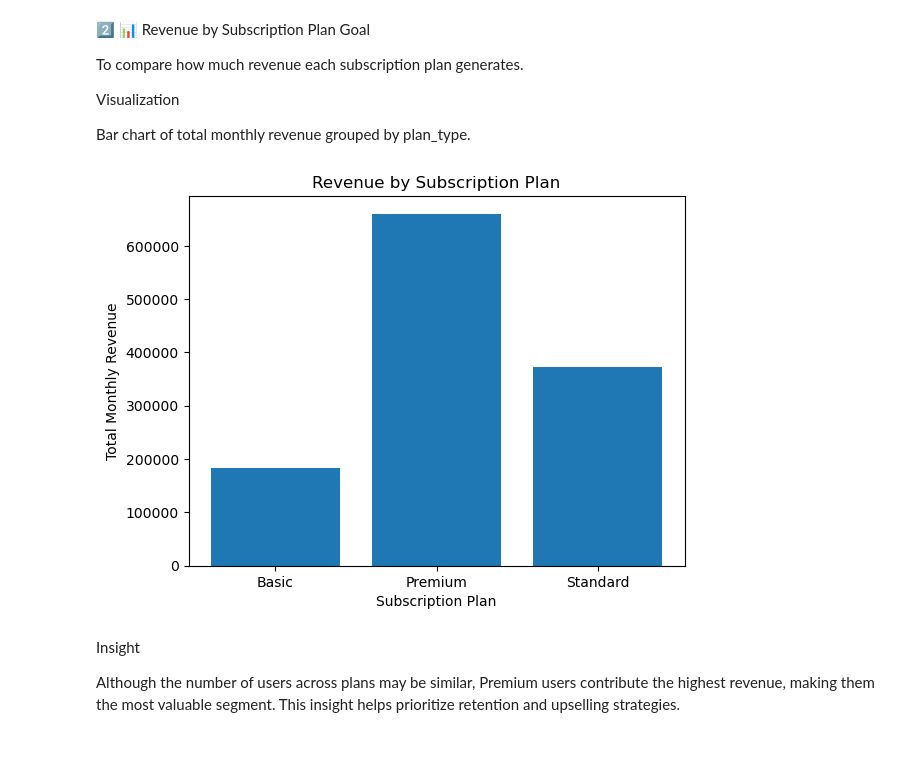
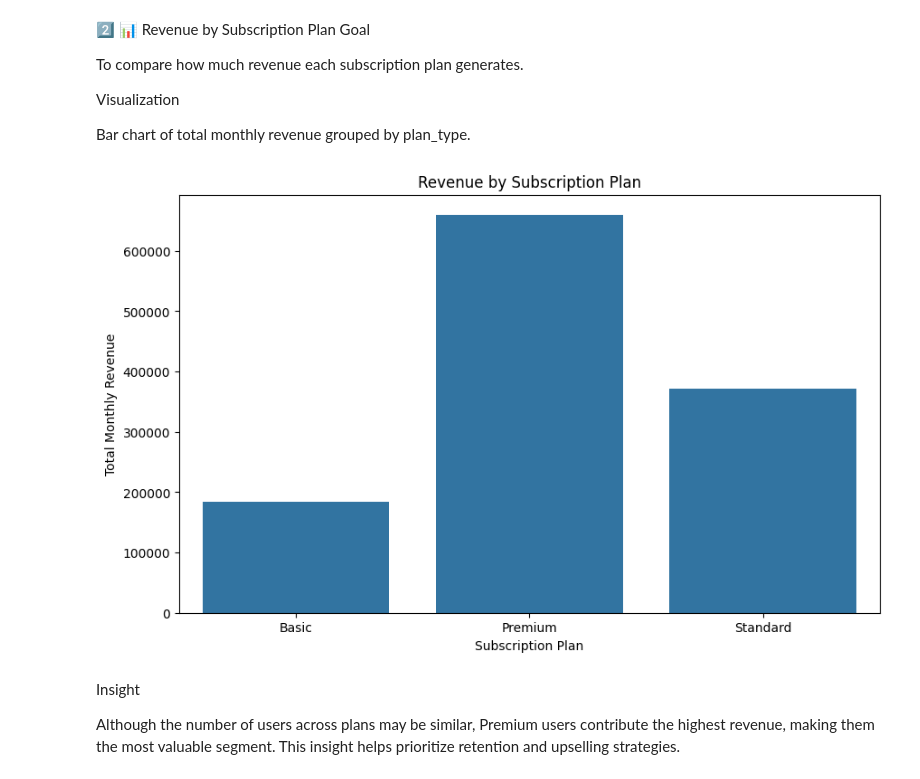
Before and after one commit to meersuhaib191/Week1_foundations, a Jupyter notebook: WEEK 2/Project_1/Visualizations.ipynb, the cells around one changed output. Cells and saved outputs as stored; diff of their text form; code cells hidden in the pictures; blank space fills up the shorter version.

```diff
--- a/WEEK 2/Project_1/Visualizations.ipynb
+++ b/WEEK 2/Project_1/Visualizations.ipynb
@@ -12,13 +12,18 @@ Pie chart of plan_type.
 # %%
 import pandas as pd
 import matplotlib.pyplot as plt
-import seaborn as sns
+ # used elsewhere in EDA
 
-df = pd.read_csv("K:/Data Science Internship/WEEK 2/Project_1/dataset/Cleaned_customer_subscription_dataset.csv")
-df.head()
+# Load dataset
+df = pd.read_csv(
+    "/workspaces/Data-Science-Intern/WEEK 2/Project_1/dataset/Cleaned_customer_subscription_dataset.csv"
+)
+
+# Count subscription plans
 plan_counts = df['plan_type'].value_counts()
 
-plt.figure()
+# Plot pie chart
+plt.figure(figsize=(6, 6))
 plt.pie(
     plan_counts.values,
     labels=plan_counts.index,
@@ -26,9 +31,6 @@ plt.pie(
     startangle=90
 )
 
-# Title
 plt.title('Customer Subscription Plan Distribution')
-
-# Show plot
 plt.show()
 # %% [output]
@@ -48,19 +50,27 @@ Visualization
 
 Bar chart of total monthly revenue grouped by plan_type.
 # %%
+import seaborn as sns
 # Calculate total revenue per plan
-revenue_by_plan = df.groupby('plan_type')['monthly_fee'].sum()
+revenue_by_plan = (
+    df.groupby('plan_type')['monthly_fee']
+      .sum()
+      .reset_index()
+)
 
-# Create bar chart
-plt.figure()
-plt.bar(revenue_by_plan.index, revenue_by_plan.values)
+plt.figure(figsize=(10, 6))
+sns.barplot(
+    data=revenue_by_plan,
+    x='plan_type',
+    y='monthly_fee'
+)
+
 plt.xlabel('Subscription Plan')
 plt.ylabel('Total Monthly Revenue')
 plt.title('Revenue by Subscription Plan')
-
 plt.show()
 # %% [output]
-[figure, old version]
+[figure, new version]
 # %% [markdown]
 
 Insight
```
Also changed, not shown: parts of 4 cells of this notebook.
